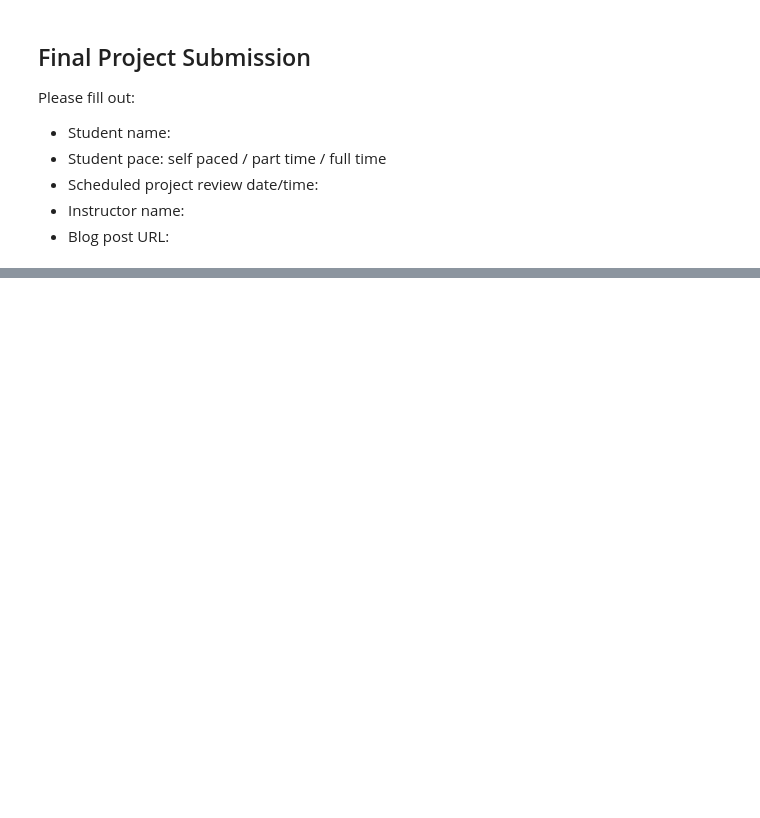
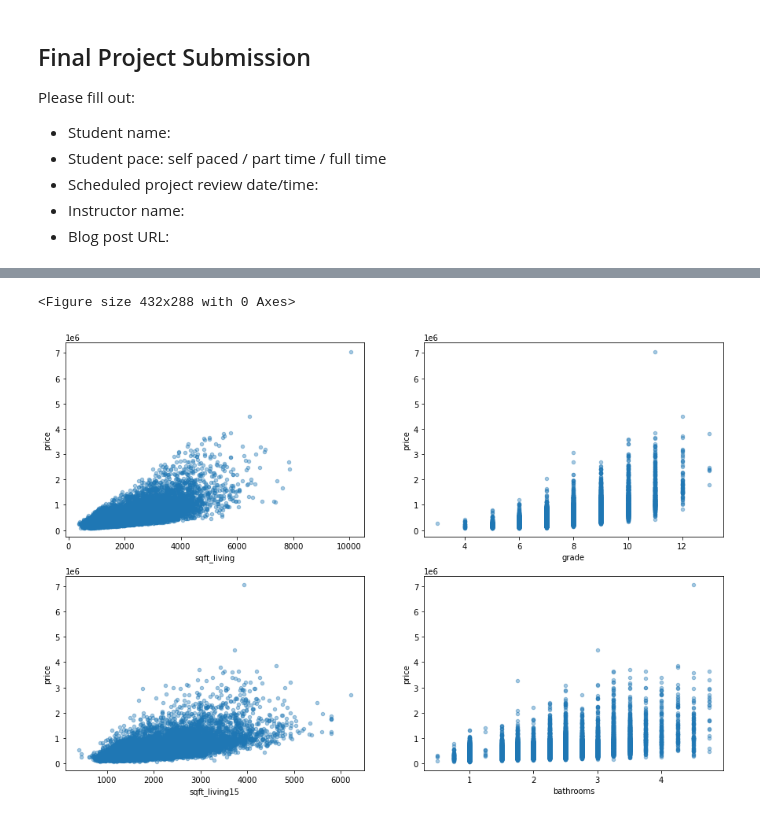
Before and after one commit to ntimpano614/kc_housing_regression, a Jupyter notebook: student.ipynb, the cells around one changed output, grey strips where cells are left out. Saved outputs shown, nothing was run; the diff lists cells and outputs as text; code cells hidden in the pictures; blank space fills up the shorter version.

```diff
--- a/student.ipynb
+++ b/student.ipynb
@@ -359,0 +324,23 @@ fig=sm.graphics.plot_regress_exog(model,'sqft_living_log',fig=fig)
+# %%
+plt.clf()
+features = ['sqft_living', 'grade', 'sqft_living15', 'bathrooms']
+# plt.figure(figsize=(20,15))
+# for feature in features:
+#     sns.lmplot(x=feature, y='price', fit_reg=True, data=df, line_kws={'color': 'red'})
+
+# sns.lmplot(x='bathrooms', y='price', fit_reg=True, data=df, line_kws={'color': 'red'})
+# sns.lmplot(x='', y='price', fit_reg=True, data=df)
+# sns.lmplot(x='sqft_living', y='price', fit_reg=True, data=df)
+
+fig, axes = plt.subplots(nrows = 2, ncols = 2, figsize =(15,10))
+index = 0
+for row in range(axes.shape[0]):
+    for col in range(axes.shape[1]):
+        try:
+            df.plot(kind='scatter', x=features[index], y='price', ax = axes[row,col], alpha=0.4)
+            index += 1
+        except:
+            break
+# %% [output]
+<Figure size 432x288 with 0 Axes>
+[figure, added]
```
Also changed, not shown: parts of 77 cells of this notebook.
